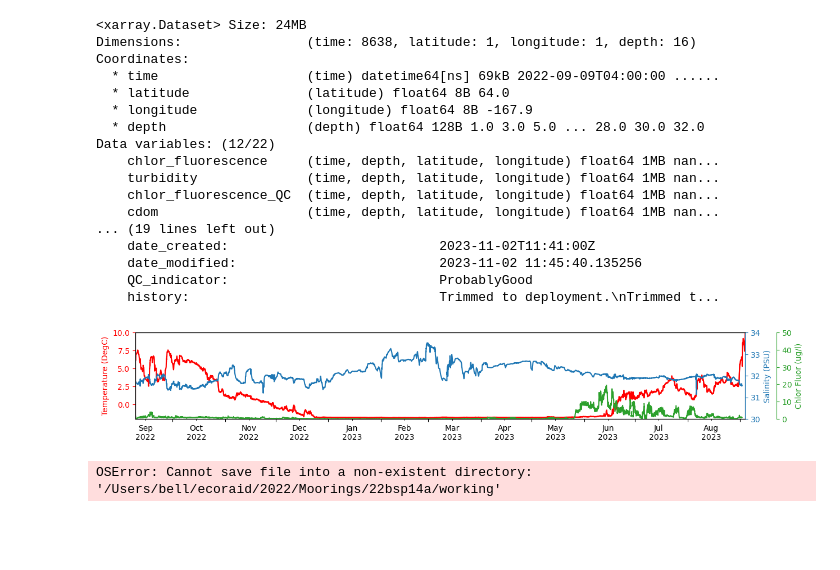
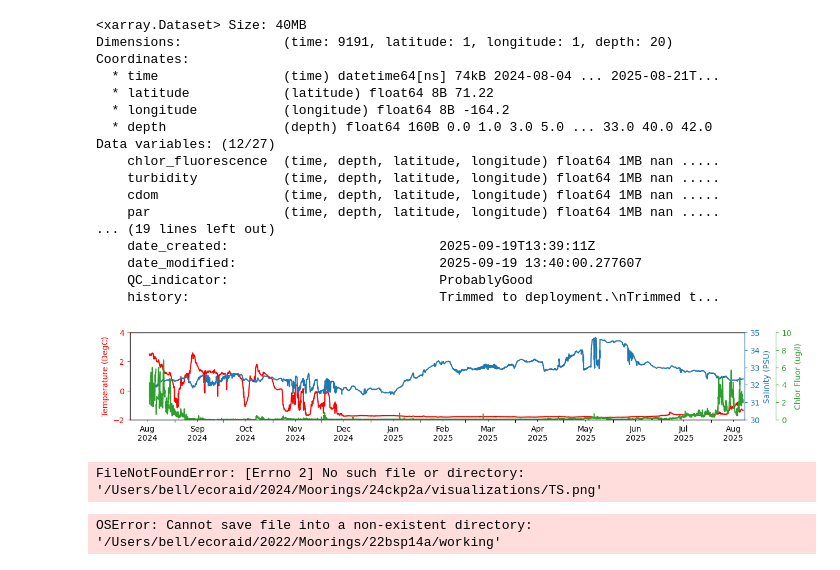
Before and after one commit to NOAA-PMEL/EcoFOCI_FieldOps_Documentation, a Jupyter notebook: DataProcessingDocumentation/2. EcoFOCI_DataProcesssing_Records/Utilities/Tools for Exploring/BioPhysicalMooring_TS(CO).ipynb, the cells around one changed output. Saved outputs shown, nothing was run; the diff lists cells and outputs as text; code cells hidden in the pictures; blank space fills up the shorter version.

```diff
--- a/DataProcessingDocumentation/2. EcoFOCI_DataProcesssing_Records/Utilities/Tools for Exploring/BioPhysicalMooring_TS(CO).ipynb
+++ b/DataProcessingDocumentation/2. EcoFOCI_DataProcesssing_Records/Utilities/Tools for Exploring/BioPhysicalMooring_TS(CO).ipynb
@@ -3,26 +3,26 @@
 import matplotlib.pyplot as plt
 import xarray as xa
 # %%
-path = '/Users/bell/ecoraid/2022/Moorings/22bsp14a/final_data_cf/*.nc'
+path = '/Users/bell/ecoraid/2024/Moorings/24ckp2a/final_data_cf/*.nc'
 
-xdf = xa.open_mfdataset(path).load()
+xdf = xa.open_mfdataset(path,compat='override').load()
 xdf
 # %% [output]
-<xarray.Dataset> Size: 24MB
-Dimensions:                (time: 8638, latitude: 1, longitude: 1, depth: 16)
+<xarray.Dataset> Size: 40MB
+Dimensions:             (time: 9191, latitude: 1, longitude: 1, depth: 20)
 Coordinates:
-  * time                   (time) datetime64[ns] 69kB 2022-09-09T04:00:00 ......
-  * latitude               (latitude) float64 8B 64.0
-  * longitude              (longitude) float64 8B -167.9
-  * depth                  (depth) float64 128B 1.0 3.0 5.0 ... 28.0 30.0 32.0
-Data variables: (12/22)
-    chlor_fluorescence     (time, depth, latitude, longitude) float64 1MB nan...
-    turbidity              (time, depth, latitude, longitude) float64 1MB nan...
-    chlor_fluorescence_QC  (time, depth, latitude, longitude) float64 1MB nan...
-    cdom                   (time, depth, latitude, longitude) float64 1MB nan...
+  * time                (time) datetime64[ns] 74kB 2024-08-04 ... 2025-08-21T...
+  * latitude            (latitude) float64 8B 71.22
+  * longitude           (longitude) float64 8B -164.2
+  * depth               (depth) float64 160B 0.0 1.0 3.0 5.0 ... 33.0 40.0 42.0
+Data variables: (12/27)
+    chlor_fluorescence  (time, depth, latitude, longitude) float64 1MB nan .....
+    turbidity           (time, depth, latitude, longitude) float64 1MB nan .....
+    cdom                (time, depth, latitude, longitude) float64 1MB nan .....
+    par                 (time, depth, latitude, longitude) float64 1MB nan .....
 ... (19 lines left out)
-    date_created:                           2023-11-02T11:41:00Z
-    date_modified:                          2023-11-02 11:45:40.135256
+    date_created:                           2025-09-19T13:39:11Z
+    date_modified:                          2025-09-19 13:40:00.277607
     QC_indicator:                           ProbablyGood
     history:                                Trimmed to deployment.\nTrimmed t...
 # %%
@@ -32,40 +32,42 @@ import matplotlib.ticker as ticker
 
 fig, ax = plt.subplots(1,figsize=(14, 2))
 
 ax.plot(xdf.time,xdf.isel({'latitude':0,'longitude':0}).temperature,'r', label='temperature')
 ax2 = ax.twinx()
 ax2.plot(xdf.time,xdf.isel({'latitude':0,'longitude':0}).salinity,'C0', label='salinity')
 ax3 = ax.twinx()
 ax3.plot(xdf.time,xdf.isel({'latitude':0,'longitude':0}).chlor_fluorescence,'C2', label='chlorophyll fluor.')
 
 ax.set_ylabel('Temperature (DegC)',c='r')
 ax2.set_ylabel('Salinity (PSU)',c='C0')
 ax3.set_ylabel('Chlor Fluor (ug/l)',c='C2')
 ax2.spines['right'].set_color('C0')
 ax3.spines['right'].set_color('C2')
 ax3.spines['right'].set_position(('outward',40))
 ax2.spines['left'].set_color('r')
 
 ax.tick_params(axis='y', colors='r')
 ax2.tick_params(axis='y', colors='C0')
 ax3.tick_params(axis='y', colors='C2')
 
 ax.set_xlim([xdf.time.min(),xdf.time.max()])
-ax.set_ylim([-2,10])
-ax2.set_ylim([30,34])
-ax3.set_ylim([0,50])
+ax.set_ylim([-2,4])
+ax2.set_ylim([30,35])
+ax3.set_ylim([0,10])
 
 ax.xaxis.set_major_locator(DayLocator(bymonthday=1))
 ax.xaxis.set_minor_locator(DayLocator(bymonthday=15))
 ax.xaxis.set_minor_formatter(DateFormatter('%b\n%Y'))
 ax.xaxis.set_major_formatter(DateFormatter(''))
 ax.xaxis.set_tick_params(which='major', pad=3)
 ax.xaxis.set_tick_params(which='minor', pad=5)
 # %% [output]
-[figure, old version]
+[figure, new version]
 # %%
 fig.tight_layout()
 fig.savefig(path.replace('final_data_cf/*.nc','visualizations/TS.png'))
+# %% [output]
+FileNotFoundError: [Errno 2] No such file or directory: '/Users/bell/ecoraid/2024/Moorings/24ckp2a/visualizations/TS.png'
 # %%
 xdf.to_dataframe().to_csv(path.replace('final_data_cf/*.nc','working/data.csv'))
 # %% [output]
```
Also changed, not shown: 46 other files.
